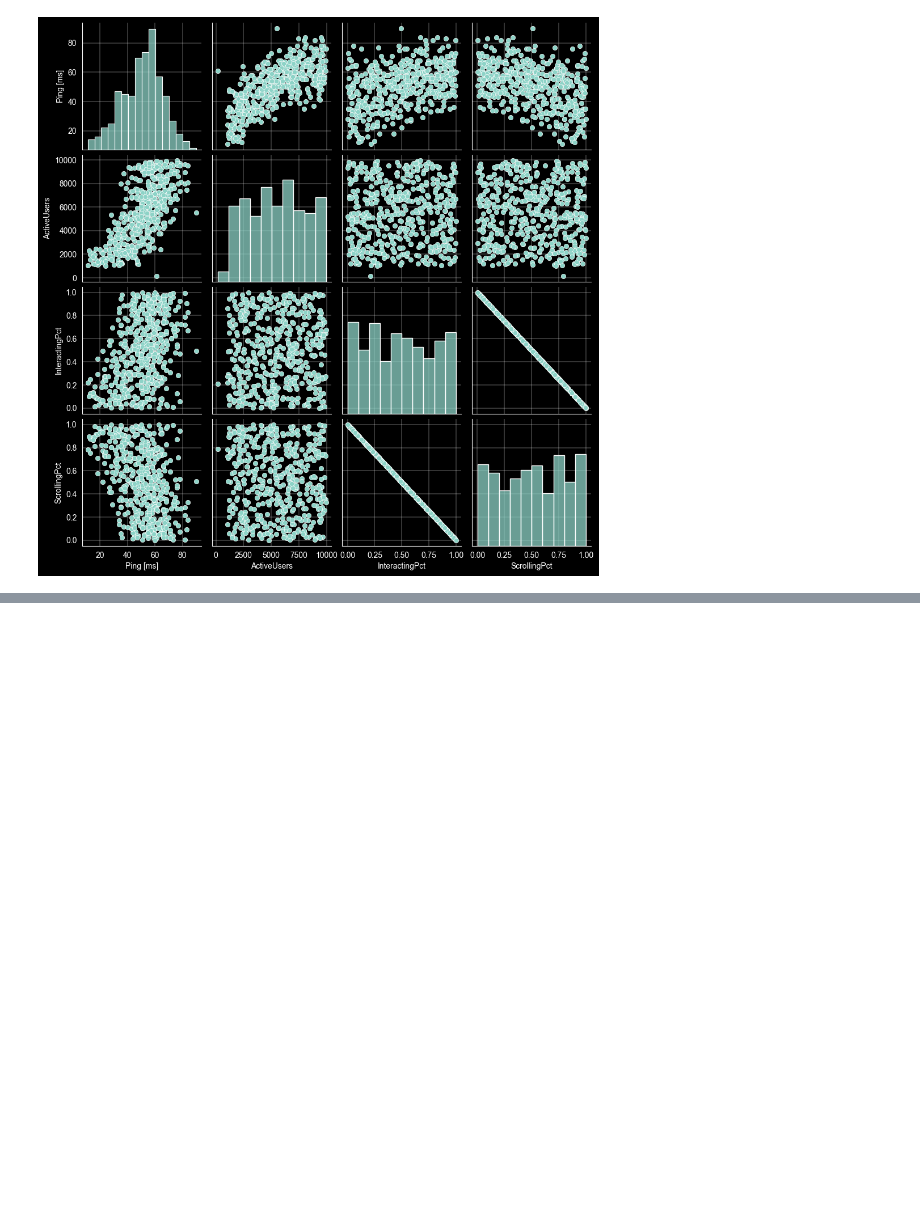
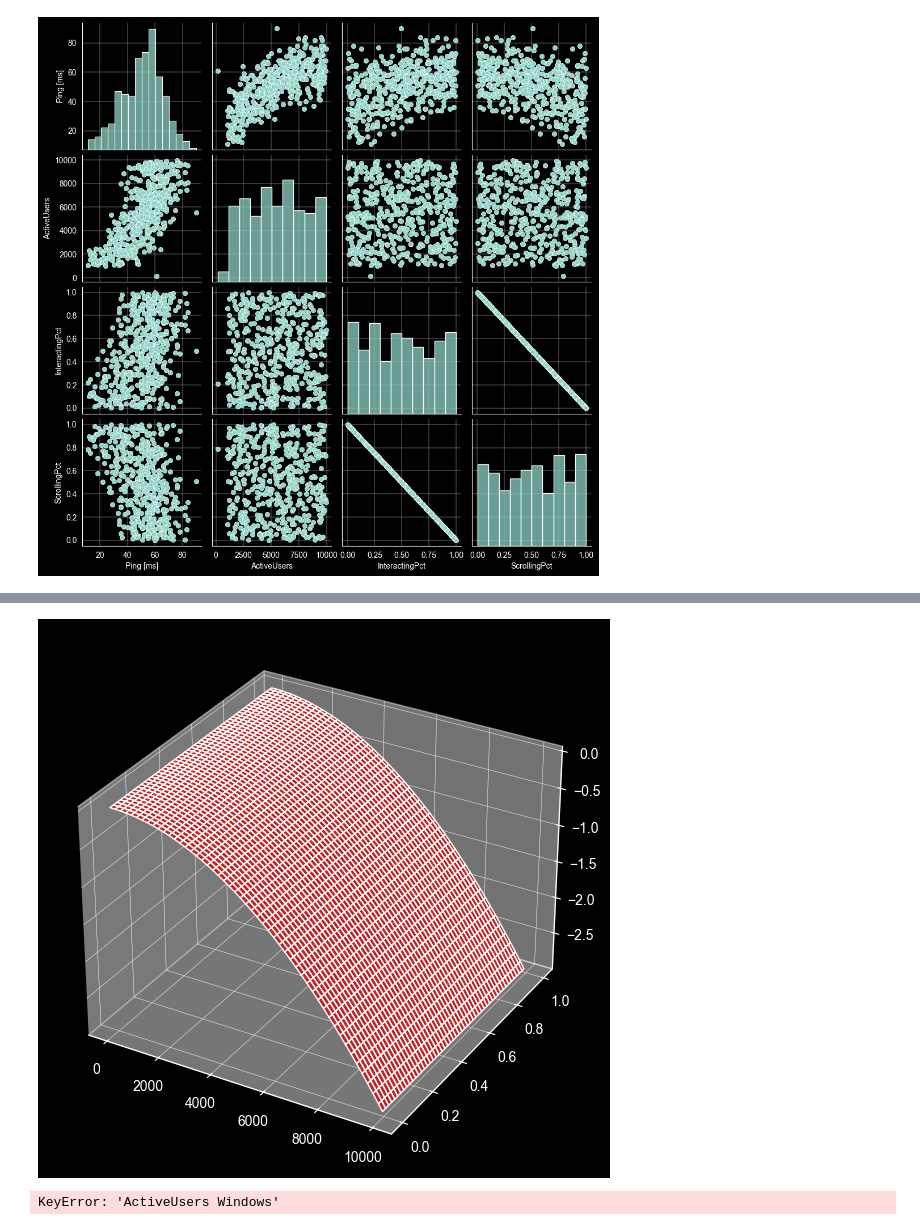
Before and after one commit to zdeneklapes/msp-project2, a Jupyter notebook: xlapes02.ipynb, the cells around one changed output, grey strips where cells are left out. Drawn from its saved outputs; the diff is of its cells as text; code cells hidden in the pictures; blank space fills up the shorter version.

```diff
--- a/xlapes02.ipynb
+++ b/xlapes02.ipynb
@@ -598,0 +716,37 @@ Predikční interval:
+# %%
+X1 = np.arange(0, 10000, 50)  # ActiveUsers
+X2 = np.arange(0, 1, 0.005)  # InteractingPct
+
+# Create meshgrid for X1 and X2
+X1, X2 = np.meshgrid(X1, X2)
+
+Y = (
+        model_without_outliers.params['const'] +
+        X1 * model_without_outliers.params['ActiveUsers'] +
+        X2 * model_without_outliers.params['InteractingPct'] +
+        model_without_outliers.params['iOS'] +
+        model_without_outliers.params['MacOS'] +
+        model_without_outliers.params['Android'] +
+        X1 * X1 * model_without_outliers.params['ActiveUsers^2'] +
+        X1 * model_without_outliers.params['ActiveUsers InteractingPct'] +
+        X1 * model_without_outliers.params['ActiveUsers MacOS'] +
+        X1 * model_without_outliers.params['ActiveUsers Android']
+)
+# %%
+fig, ax = plt.subplots(subplot_kw={"projection": "3d"}, figsize=(7, 7))
+ax.plot_surface(X1, X2, Y, alpha=0.7, label="Windows", color='red')
+plt.show()
+# %% [output]
+[figure, added]
+# %%
+base = (model_without_outliers.params['const'] +
+        X1 * model_without_outliers.params['ActiveUsers'] +
+        X2 * model_without_outliers.params['InteractingPct'] +
+        X1 * X2 * model_without_outliers.params['ActiveUsers InteractingPct'] +
+        X1 * X1 * model_without_outliers.params['ActiveUsers^2'])
+windows = (base + X1 * model_without_outliers.params['ActiveUsers Windows'])
+macos = (base + model_without_outliers.params['MacOS'])
+ios = (base + X1 * model_without_outliers.params['ActiveUsers iOS'] + model_without_outliers.params['iOS'])
+android = (base + model_without_outliers.params['Android'])
+# %% [output]
+KeyError: 'ActiveUsers Windows'
```
Also changed, not shown: parts of 67 cells of this notebook, 2 other files.
